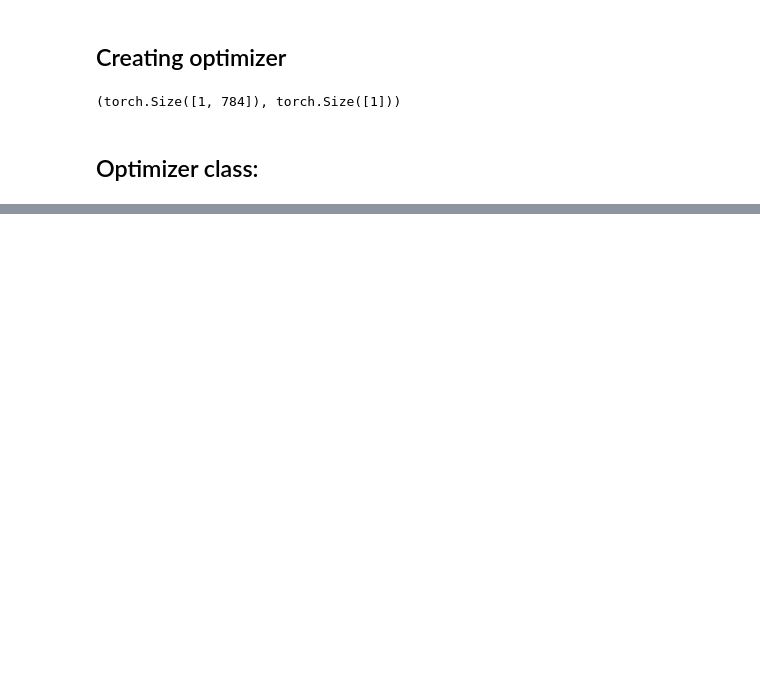
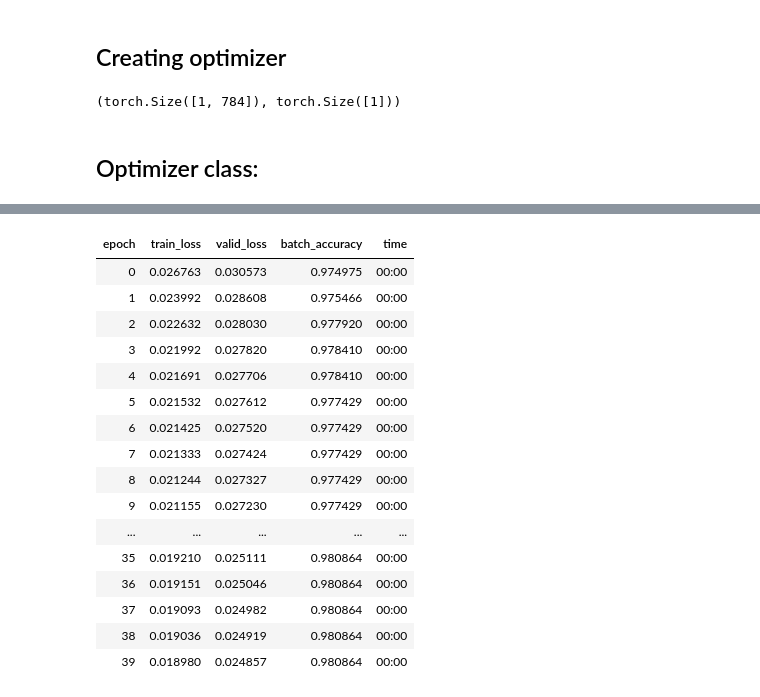
Before and after one commit to Sandeep20013/AI-Learning-Tracking, a Jupyter notebook: AI/Deep Learning/Understanding Deep Learning.ipynb, the cells around one changed output, grey strips where cells are left out. Drawn from its saved outputs; the diff is of its cells as text; code cells hidden in the pictures; blank space fills up the shorter version.

```diff
--- a/AI/Deep Learning/Understanding Deep Learning.ipynb
+++ b/AI/Deep Learning/Understanding Deep Learning.ipynb
@@ -579,0 +600,20 @@ learn.fit(10, lr)
+# %%
+learn.fit(40, 0.1)
+# %% [output]
+| epoch | train_loss | valid_loss | batch_accuracy | time |
+| 0 | 0.026763 | 0.030573 | 0.974975 | 00:00 |
+| 1 | 0.023992 | 0.028608 | 0.975466 | 00:00 |
+| 2 | 0.022632 | 0.028030 | 0.977920 | 00:00 |
+| 3 | 0.021992 | 0.027820 | 0.978410 | 00:00 |
+| 4 | 0.021691 | 0.027706 | 0.978410 | 00:00 |
+| 5 | 0.021532 | 0.027612 | 0.977429 | 00:00 |
+| 6 | 0.021425 | 0.027520 | 0.977429 | 00:00 |
+| 7 | 0.021333 | 0.027424 | 0.977429 | 00:00 |
+| 8 | 0.021244 | 0.027327 | 0.977429 | 00:00 |
+| 9 | 0.021155 | 0.027230 | 0.977429 | 00:00 |
+| ... | ... | ... | ... | ... |
+| 35 | 0.019210 | 0.025111 | 0.980864 | 00:00 |
+| 36 | 0.019151 | 0.025046 | 0.980864 | 00:00 |
+| 37 | 0.019093 | 0.024982 | 0.980864 | 00:00 |
+| 38 | 0.019036 | 0.024919 | 0.980864 | 00:00 |
+| 39 | 0.018980 | 0.024857 | 0.980864 | 00:00 |
```
Also changed, not shown: parts of 33 cells of this notebook, 1 other file.
